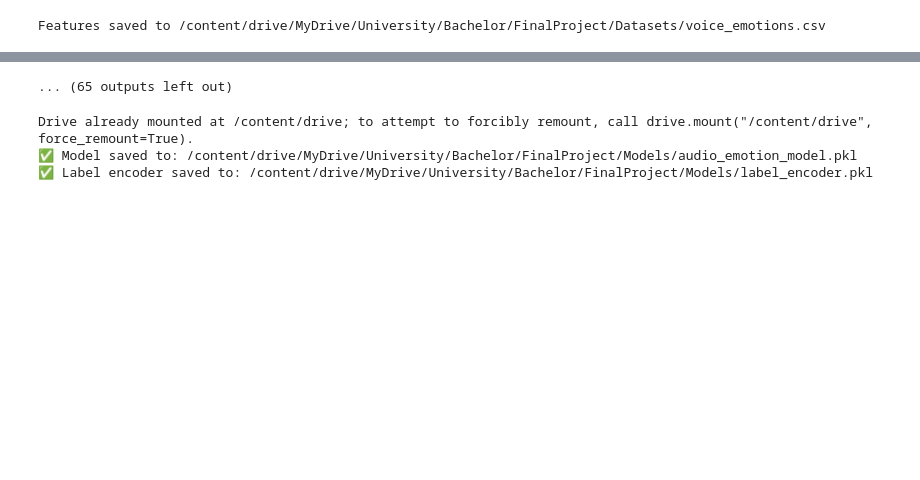
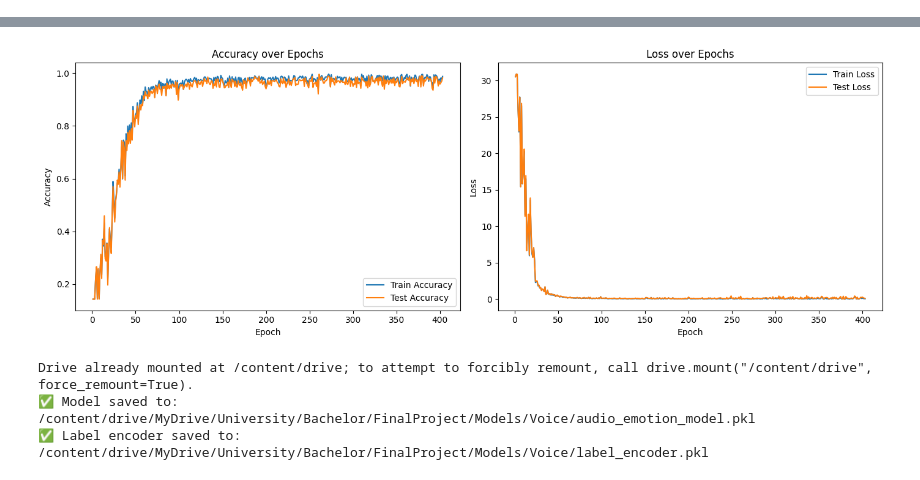
Before and after one commit to ArashNabaei/MultiModel-EmotionDetection, a Jupyter notebook: src/Voice/voice.ipynb, the cells around one changed output, grey strips where cells are left out. Cells and saved outputs as stored; diff of their text form; code cells hidden in the pictures; blank space fills up the shorter version.

Commit message:
Refactor voice jupyter file

```diff
--- a/src/Voice/voice.ipynb
+++ b/src/Voice/voice.ipynb
@@ -114,13 +113,16 @@ class AudioFeatureExtractor:
     def get_features_and_labels(self):
         return np.array(self.features), np.array(self.labels)
 # %%
-extractor = AudioFeatureExtractor('/content/drive/MyDrive/University/Bachelor/FinalProject/voice_emotions')
-extractor.extract_features()
-extractor.save_to_csv('/content/drive/MyDrive/University/Bachelor/FinalProject/Datasets/voice_emotions.csv')
+# extractor = AudioFeatureExtractor('/content/drive/MyDrive/University/Bachelor/FinalProject/voice_emotions')
+# extractor.extract_features()
+# extractor.save_to_csv('/content/drive/MyDrive/University/Bachelor/FinalProject/Datasets/voice_emotions.csv')
 
-X, y = extractor.get_features_and_labels()
+csv_path = '/content/drive/MyDrive/University/Bachelor/FinalProject/Datasets/voice_emotions.csv'
+
+
+df = pd.read_csv(csv_path)
+X = df.drop(columns=["emotion"]).values
+y = df["emotion"].values
-# %% [output]
-Features saved to /content/drive/MyDrive/University/Bachelor/FinalProject/Datasets/voice_emotions.csv
 # %%
 class AudioDataLoader:
     def __init__(self, csv_path):
@@ -150,7 +152,7 @@ X_train, X_test, y_train, y_test = loader.get_splits()
 encoder = loader.get_label_encoder()
 # %%
 class AudioEmotionClassifier:
-    def __init__(self, input_dim, n_classes, max_epochs=100):
+    def __init__(self, input_dim, n_classes, max_epochs=1000):
         self.model = MLPClassifier(
             hidden_layer_sizes=(1024, 512, ),
             max_iter=1,
@@ -194,7 +196,7 @@ class AudioEmotionClassifier:
             self.train_losses.append(train_loss)
             self.test_losses.append(test_loss)
 
-            print(f"✅ Epoch {epoch}/{self.max_epochs} - Train Acc: {train_acc:.4f}, Test Acc: {test_acc:.4f}, Train Loss: {train_loss:.4f}, Test Loss: {test_loss:.4f}")
+        print(f"✅ Epoch {epoch}/{self.max_epochs} - Train Acc: {train_acc:.4f}, Test Acc: {test_acc:.4f}, Train Loss: {train_loss:.4f}, Test Loss: {test_loss:.4f}")
 
     def plot_metrics(self):
         epochs = range(1, self.max_epochs + 1)
@@ -222,7 +224,7 @@ class AudioEmotionClassifier:
         plt.tight_layout()
         plt.show()
 # %%
-model = AudioEmotionClassifier(input_dim=X_train.shape[1], n_classes=len(np.unique(y)), max_epochs=76)
+model = AudioEmotionClassifier(input_dim=X_train.shape[1], n_classes=len(np.unique(y)), max_epochs=337)
 model.train(X_train, y_train, X_test, y_test)
 model.plot_metrics()
 # %% [output]
@@ -241,4 +232,4 @@ model.plot_metrics()
-... (65 outputs left out)
+[figure, added]
 # %%
 class ModelPersistence:
     def __init__(self, model_dir):
@@ -268,5 +259,5 @@ model_saver = ModelPersistence('/content/drive/MyDrive/University/Bachelor/Final
 model_saver.save(model.model, model.label_encoder)
 # %% [output]
 Drive already mounted at /content/drive; to attempt to forcibly remount, call drive.mount("/content/drive", force_remount=True).
-✅ Model saved to: /content/drive/MyDrive/University/Bachelor/FinalProject/Models/audio_emotion_model.pkl
-✅ Label encoder saved to: /content/drive/MyDrive/University/Bachelor/FinalProject/Models/label_encoder.pkl
+✅ Model saved to: /content/drive/MyDrive/University/Bachelor/FinalProject/Models/Voice/audio_emotion_model.pkl
+✅ Label encoder saved to: /content/drive/MyDrive/University/Bachelor/FinalProject/Models/Voice/label_encoder.pkl
```
Also changed, not shown: parts of 2 cells of this notebook.
